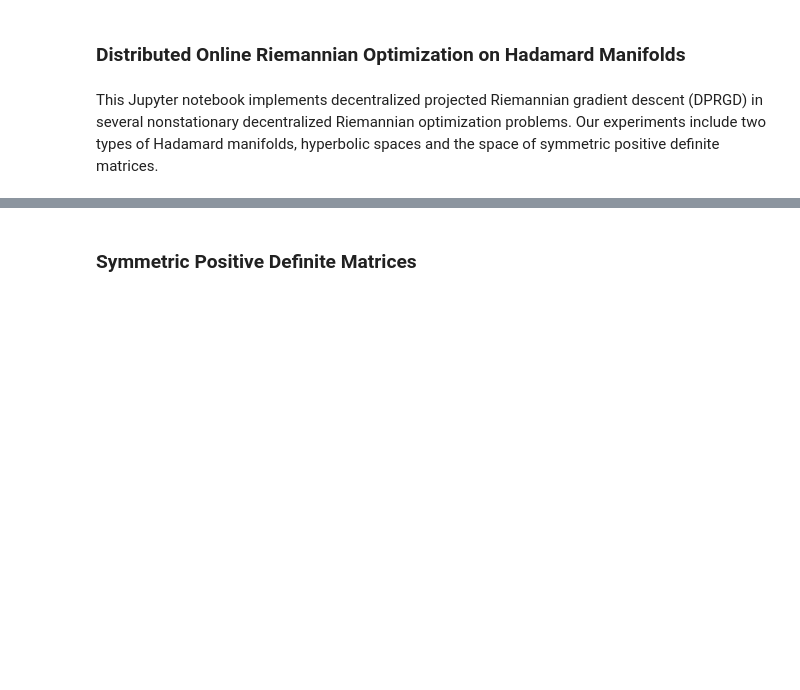
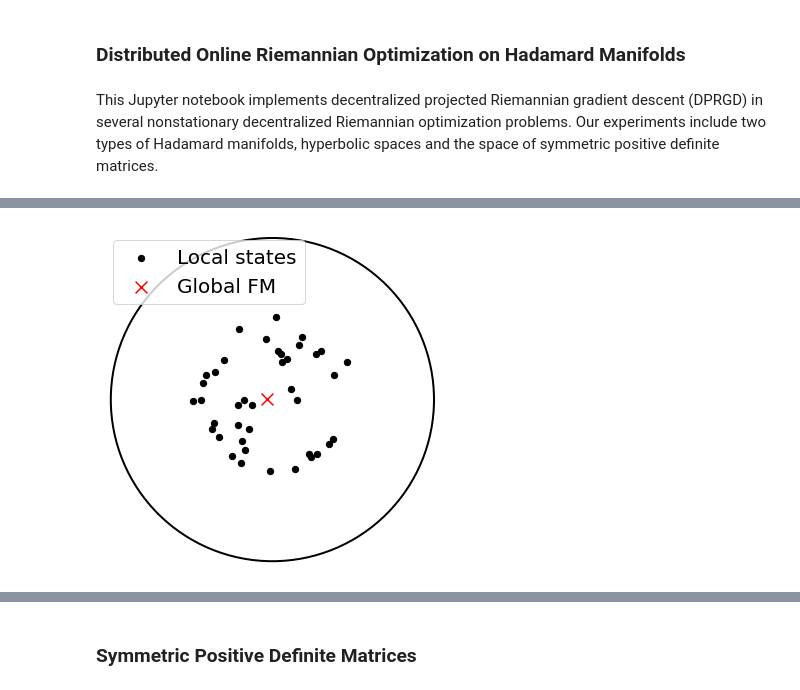
Before and after one commit to HengchaoChen/DPRGD, a Jupyter notebook: DPRGD.ipynb, the cells around one changed output, grey strips where cells are left out. Saved outputs shown, nothing was run; the diff lists cells and outputs as text; code cells hidden in the pictures; blank space fills up the shorter version.

```diff
--- a/DPRGD.ipynb
+++ b/DPRGD.ipynb
@@ -17,5 +17,5 @@ In the following experiment, we consider a network of n agents, each agent is co
 # %%
-n = 20 # number of agents
+n = 40 # number of agents
 
 K = 100 # number of samples at each node
 
@@ -22,0 +27,78 @@ dim = 2 # dimension of the hyperbolic space
+# %%
+base = np.array([1, 0, 0])
+
+base_agent = hyperboloid.random_riemannian_gaussian(base, n_samples = n, sigma = 5)
+
+data = np.zeros((n, K, dim + 1))
+
+for i in range(n):
+
+    data[i] = hyperboloid.random_riemannian_gaussian(base_agent[i], n_samples = K, sigma = 1)
+# %%
+full_data = data.reshape(n * K, dim + 1)
+
+global_mean = hyperboloid.frechet_mean(full_data) # global minimizer
+
+state = np.zeros((n, dim + 1))
+
+for i in range(n):
+
+    state[i] = hyperboloid.frechet_mean(data[i]) # initial state using local frechet means
+
+hyperboloid.visualize(state)
+
+global_mean_poincare = hyperboloid.hyperboloid_to_poincare_ball(global_mean)
+
+plt.scatter(global_mean_poincare[0], global_mean_poincare[1], color = 'red', marker = 'x', s = 140, label = 'Global FM')
+
+plt.legend(loc = 'upper left', fontsize = 20)
+
+plt.tight_layout()
+
+plt.savefig('figure/hyperbolic_mean_t_0.pdf')
+
+plt.show()
+
+T = 100
+
+stepsize = 0.001
+
+for t in range(T):
+
+    state_new = np.zeros((n, dim + 1))
+
+    for i in range(n):
+
+        start = (i - 2) % n
+
+        end = (i + 2) % n
+
+        if start < end:
+
+            neighbors_index = list(range(start, end + 1))
+
+        else:
+
+            neighbors_index = list(range(start, n)) + list(range(end + 1))
+
+        state_new[i] = hyperboloid.frechet_mean(state[neighbors_index])
+
+    for i in range(n):
+
+        minus_gradient = np.mean(hyperboloid.log(state_new[i], data[i]), axis = 0)
+
+        state[i] = hyperboloid.exp(state_new[i], stepsize * minus_gradient)
+
+    if t == 0 or t == 4 or t == 9 or t == 19 or t == 99:
+
+        hyperboloid.visualize(state)
+
+        plt.scatter(global_mean_poincare[0], global_mean_poincare[1], color = 'red', marker = 'x', s = 140, label = 'Global FM')
+
+        #plt.legend(loc = 'upper left', fontsize = 20)
+
+        plt.tight_layout()
+
+        plt.savefig('figure/hyperbolic_mean_t_' + str(t+1) + '.pdf')
+# %% [output]
+[figure, added]
```
Also changed, not shown: parts of 21 cells of this notebook, 10 other files.
